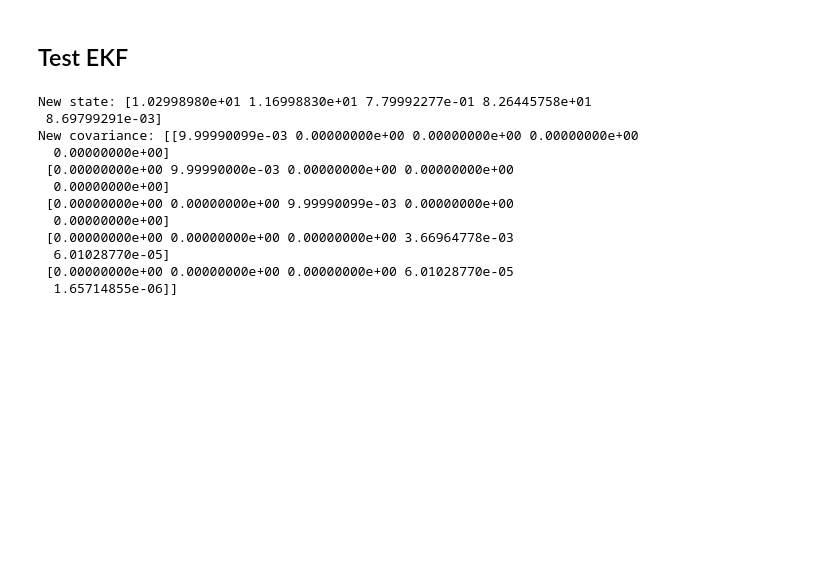
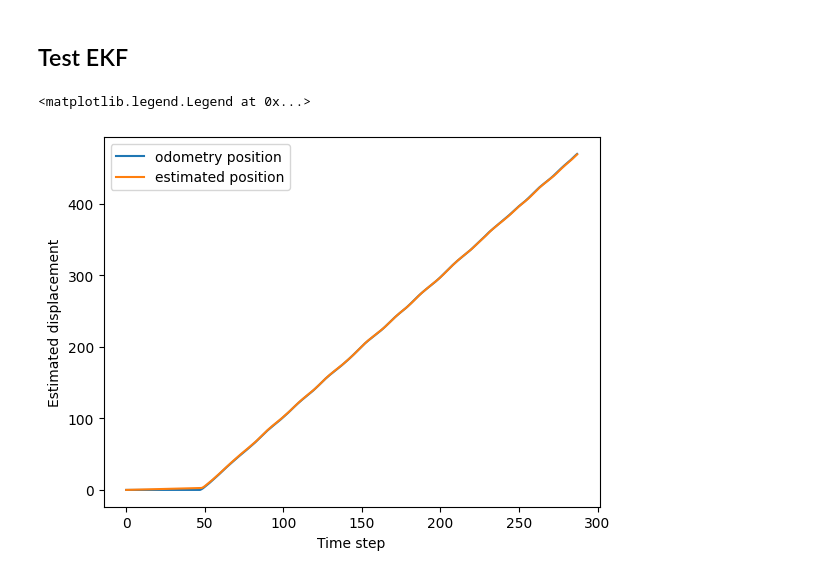
Before and after one commit to andrea-tarabay/mobile-robot-navigation, a Jupyter notebook: test_EKF.ipynb, the cells around one changed output. Cells and saved outputs as stored; diff of their text form; code cells hidden in the pictures; blank space fills up the shorter version.

```diff
--- a/test_EKF.ipynb
+++ b/test_EKF.ipynb
@@ -134,5 +148,5 @@ aw(node.lock())
 # %% [output]
 Node 31f13e28-c38e-40c7-9b16-7ec0fd554539
 # %%
-tp8_exp = NoiseEstimation(0.1, 30, 50, 50)
+tp8_exp = SpeedVarianceCalculator(0.1, 30, 50, 50)
 
@@ -157 +170,10 @@ The speed std in mm/s is [1.36859957 2.02315916]
 [figure]
+# %%
+var = tp8_exp.compute_speed_variance(93.5)
+print("The speed variance in mm^2/s^2 is {}".format(var))
+
+q_v = r_v = 0.5 * var[0]
+q_w = r_w = 0.5 * var[1]
+
+print("The process noise covariance matrix Q is \n{} and \n{}".format(q_v, q_w))
+print("The measurement noise covariance matrix R is \n{} and \n{}".format(r_v, r_w))
@@ -170,44 +200,48 @@ With a simple ruler, we have measure the following: $axle\_length = 9.35 \ cm$
 # %%
 import numpy as np
 from src.pose_estimation.extended_kalman_filter import ExtendedKalmanFilter
 from src.pose_estimation.differential_drive_system import DifferentialDriveSystem
+# Progress bar for loops visualization
+from tqdm import tqdm
 
 dt = 0.1
-lambda_ = 0.4132231404958677  # conversion factor
-d = 95         # distance between wheels
-system = DifferentialDriveSystem(dt, lambda_, d)
+lambda_ = tp8_exp.coef_thymio_speed_to_mm_s  # conversion factor
+d = 93.5         # distance between wheels
+Q = np.diag([0.01, 0.01, 0.01, q_v, q_w])
+R = np.diag([r_v, r_w])
+
+system = DifferentialDriveSystem(dt, lambda_, d, Q, R, True)
 
 # Initial state and covariance
 mu0 = np.array([0, 0, 0, 0, 0])
 Sigma0 = 1000 * np.eye(5)
 
-# Example noise covariances (tune later with experiments)
-Q = np.diag([0.01, 0.01, 0.01, 0.08010035, 0.01])
-R = np.diag([0.01, 0.01, 0.01, 0.08010035, 0.01])
-
 ekf = ExtendedKalmanFilter(
     mu0, Sigma0,
-    system,
-    Q, R
+    system
 )
 
 # Example control input and measurement
-u = np.array([200, 200])       # v = 0.2 m/s, omega = 0.1 rad/s
-z = np.array([10.3, 11.7, 0.78, 201, 199])     # noisy measurement
+u = np.array([50, 50])       # v = 0.2 m/s, omega = 0.1 rad/s
+x_est = []
+P_est = []
 
-x_new, P_new = ekf.step(u, z)
-print("New state:", x_new)
-print("New covariance:", P_new)
+
+for k in tqdm(range(0, len(tp8_exp.data))):
+    current_data = tp8_exp.data[k]
+    z = np.array([current_data["left_speed"], current_data["right_speed"]])
+    new_x_est, new_P_est = ekf.step(u, z)
+    x_est.append(new_x_est)
+    P_est.append(new_P_est)
+
+avg_speed = [(x["left_speed"] + x["right_speed"]) / 2 for x in tp8_exp.data]
+pos_increments = avg_speed/(1/(tp8_exp.coef_thymio_speed_to_mm_s*dt))
+odom_pos= np.cumsum(pos_increments)
+plt.plot([x for x in odom_pos], label="odometry position")
+plt.plot([x[0] for x in x_est], label="estimated position")
+plt.xlabel("Time step")
+plt.ylabel("Estimated displacement")
+plt.legend()
 # %% [output]
-New state: [1.02998980e+01 1.16998830e+01 7.79992277e-01 8.26445758e+01
- 8.69799291e-03]
-New covariance: [[9.99990099e-03 0.00000000e+00 0.00000000e+00 0.00000000e+00
-  0.00000000e+00]
- [0.00000000e+00 9.99990000e-03 0.00000000e+00 0.00000000e+00
-  0.00000000e+00]
- [0.00000000e+00 0.00000000e+00 9.99990099e-03 0.00000000e+00
-  0.00000000e+00]
- [0.00000000e+00 0.00000000e+00 0.00000000e+00 3.66964778e-03
-  6.01028770e-05]
- [0.00000000e+00 0.00000000e+00 0.00000000e+00 6.01028770e-05
-  1.65714855e-06]]
+<matplotlib.legend.Legend at 0x...>
+[figure, added]
```
Also changed, not shown: parts of 3 cells of this notebook, 4 other files.
